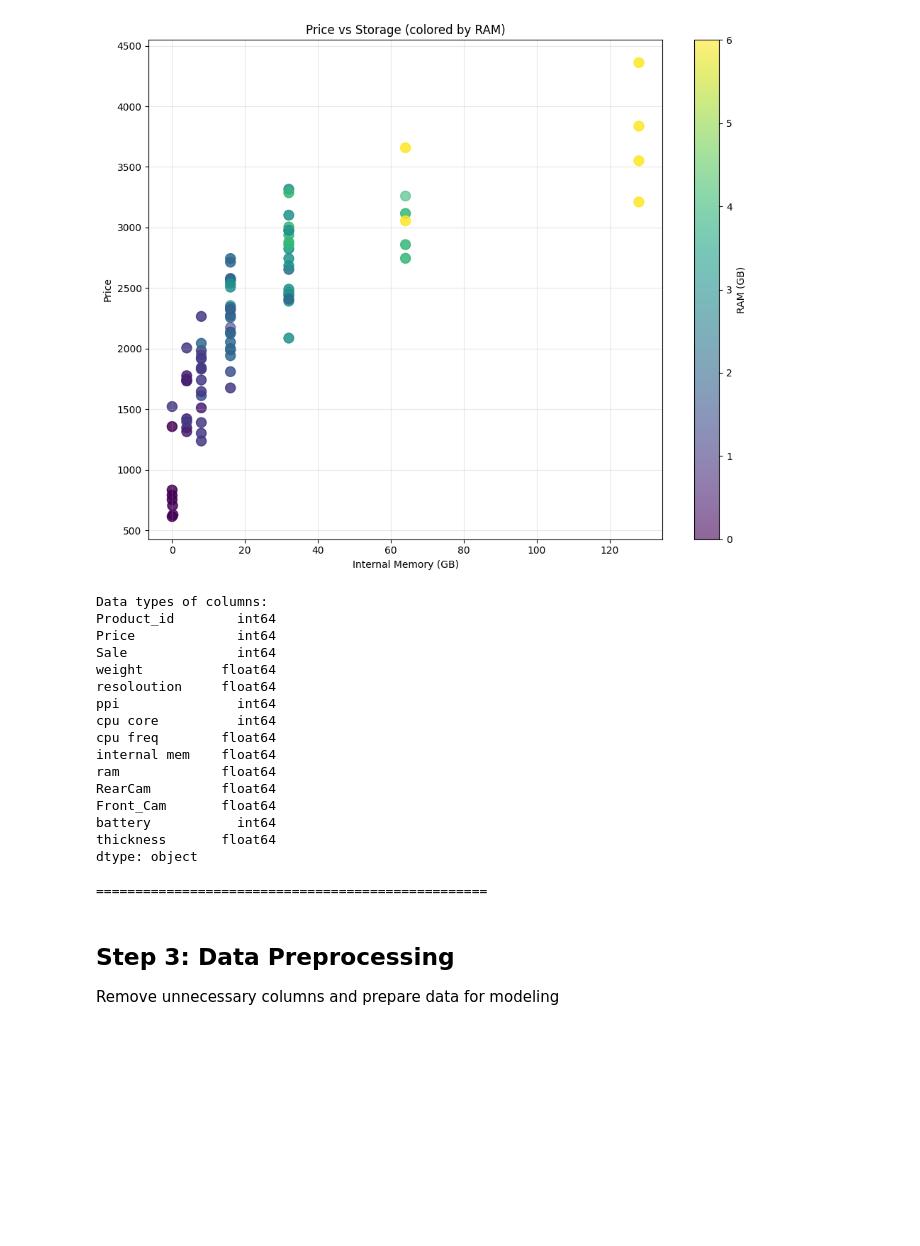
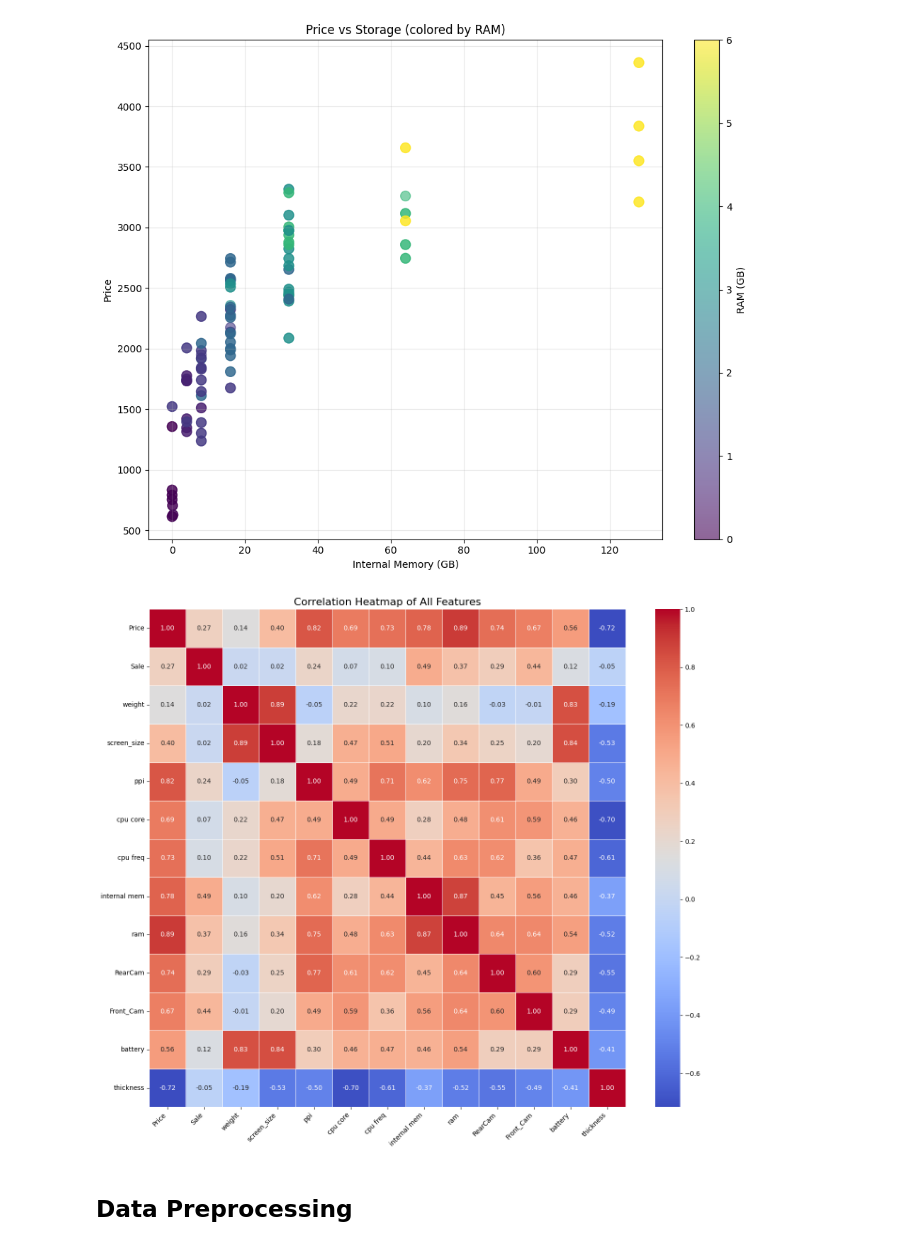
Before and after one commit to zKushal/Mobile_Price_Prediction, a Jupyter notebook: notebook/Prediction.ipynb, the cells around one changed output. Saved outputs shown, nothing was run; the diff lists cells and outputs as text; code cells hidden in the pictures; blank space fills up the shorter version.

```diff
--- a/notebook/Prediction.ipynb
+++ b/notebook/Prediction.ipynb
@@ -301,35 +259,30 @@ plt.tight_layout()
 plt.show()
 # %% [output]
 [figure]
-# %%
-# Check data types of all columns
-# This dataset contains only numerical features - no encoding needed!
-
-print("Data types of columns:")
-print(df.dtypes)
-print("\n" + "="*50 + "\n")
-# %% [output]
-Data types of columns:
-Product_id        int64
-Price             int64
-Sale              int64
-weight          float64
-resoloution     float64
-ppi               int64
-cpu core          int64
-cpu freq        float64
-internal mem    float64
-ram             float64
-RearCam         float64
-Front_Cam       float64
-battery           int64
-thickness       float64
-dtype: object
-
-==================================================
+# %%
+cols = list(df.columns)
+cols.insert(0, cols.pop(cols.index('Price')))
+df_clean_ordered = df[cols]
+plt.figure(figsize=(14, 12))
+
+# --- Create the heatmap ---
+sns.heatmap(
+    df_clean_ordered.corr(),
+    annot=True,        # Show the correlation values on the heatmap
+    cmap='coolwarm',   # Use a diverging colormap
+    fmt=".2f",         # Format annotations to two decimal places
+    linewidths=.5      # Add lines between cells for clarity
+)
+
+plt.title("Correlation Heatmap of All Features", fontsize=16)
+plt.xticks(rotation=45, ha='right') # Rotate x-axis labels for better readability
+plt.yticks(rotation=0)
+plt.tight_layout() # Adjust plot to ensure everything fits
+plt.show()
+# %% [output]
+[figure, added]
 # %% [markdown]
-## Step 3: Data Preprocessing
-Remove unnecessary columns and prepare data for modeling
+## Data Preprocessing
 # %%
 # Since all features are numerical, we only need to remove the Product_id column
 # Product_id is just an identifier and doesn't help in price prediction
```
Also changed, not shown: parts of 38 cells of this notebook, 2 other files.
